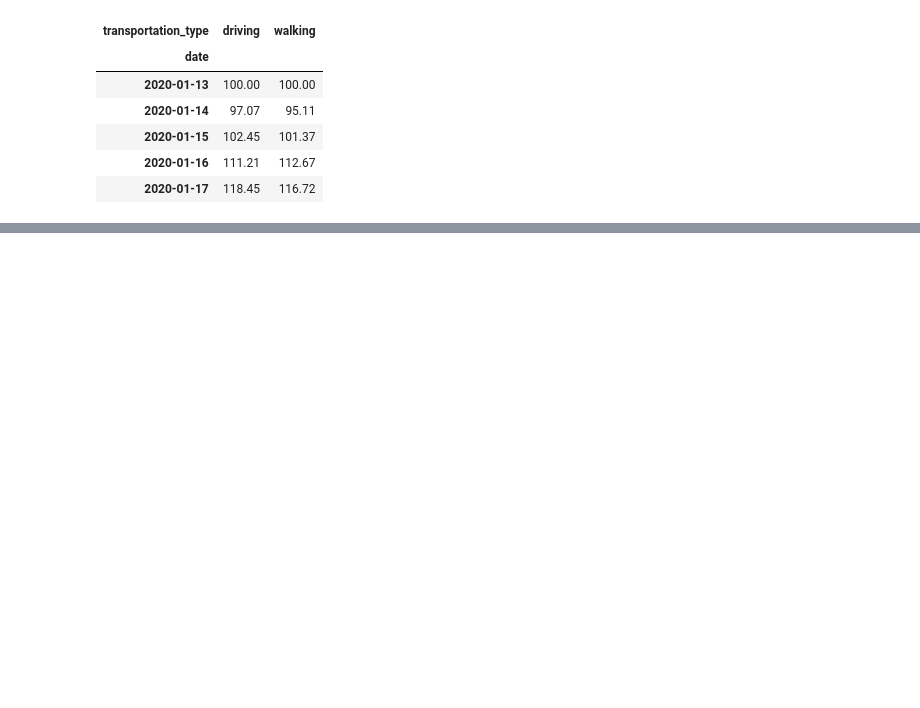
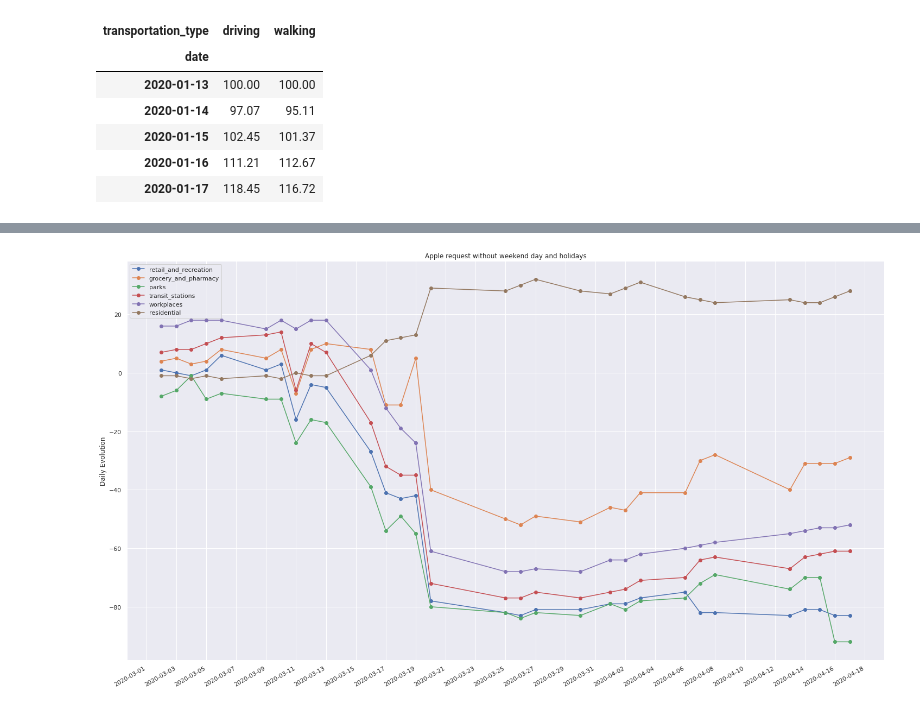
Before and after one commit to vackup/CovidArgentina, a Jupyter notebook: Covid.ipynb, the cells around one changed output, grey strips where cells are left out. Saved outputs shown, nothing was run; the diff lists cells and outputs as text; code cells hidden in the pictures; blank space fills up the shorter version.

```diff
--- a/Covid.ipynb
+++ b/Covid.ipynb
@@ -305,0 +459,2 @@ for X, Y in zip(df_covid_apple.index, df_covid_apple['total_request']):
+# %%
+df_google = df_google.set_index('date')
@@ -305,0 +481,3 @@ for X, Y in zip(df_covid_apple.index, df_covid_apple['total_request']):
+# %%
+df_google = df_google.loc['2020-03-01' : today]
+df_google.head(10)
@@ -305,0 +497,5 @@ for X, Y in zip(df_covid_apple.index, df_covid_apple['total_request']):
+# %%
+df_google = df_google[~df_google.index.isin(df_feriados.index)]
+# %%
+df_google['Weekday Name'] = df_google.index.day_name()
+df_google = df_google[~df_google['Weekday Name'].isin(days_to_remove)]
@@ -305,0 +523,24 @@ for X, Y in zip(df_covid_apple.index, df_covid_apple['total_request']):
+# %%
+fig, ax = plt.subplots()
+
+ax.plot(df_google['retail_and_recreation_percent_change_from_baseline'], marker='o', linestyle='-', label='retail_and_recreation')
+ax.plot(df_google['grocery_and_pharmacy_percent_change_from_baseline'], marker='o', linestyle='-', label='grocery_and_pharmacy')
+ax.plot(df_google['parks_percent_change_from_baseline'], marker='o', linestyle='-', label='parks')
+ax.plot(df_google['transit_stations_percent_change_from_baseline'], marker='o', linestyle='-', label='transit_stations')
+ax.plot(df_google['workplaces_percent_change_from_baseline'], marker='o', linestyle='-', label='workplaces')
+ax.plot(df_google['residential_percent_change_from_baseline'], marker='o', linestyle='-', label='residential')
+
+ax.set_ylabel('Daily Evolution')
+ax.set_title('Apple request without weekend day and holidays')
+
+ax.xaxis.set_minor_locator(mdates.DayLocator(interval=1))
+ax.xaxis.set_major_locator(mdates.DayLocator(interval=2))
+
+# Format x-tick labels as 3-letter month name and day number
+ax.xaxis.set_major_formatter(mdates.DateFormatter('%Y-%m-%d'));
+
+plt.legend(loc="upper left")
+
+fig.autofmt_xdate()
+# %% [output]
+[figure, added]
```
Also changed, not shown: parts of 51 cells of this notebook.
